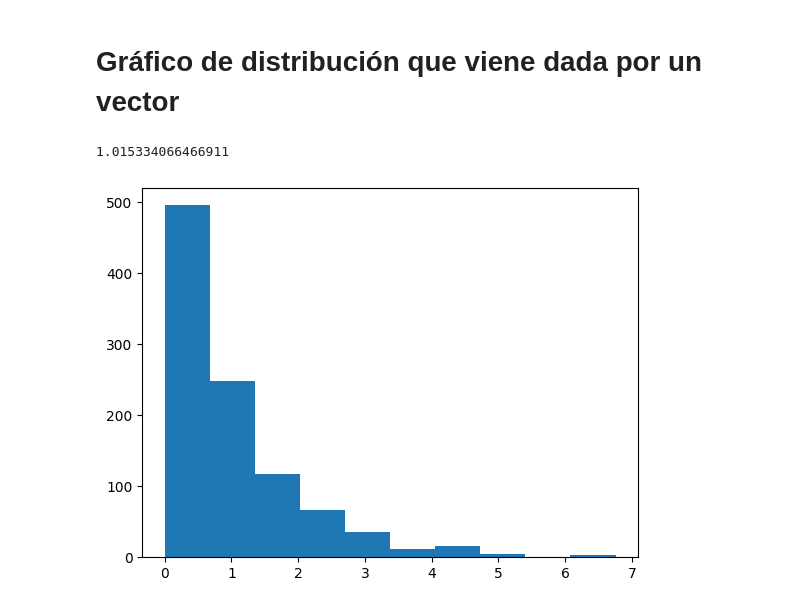
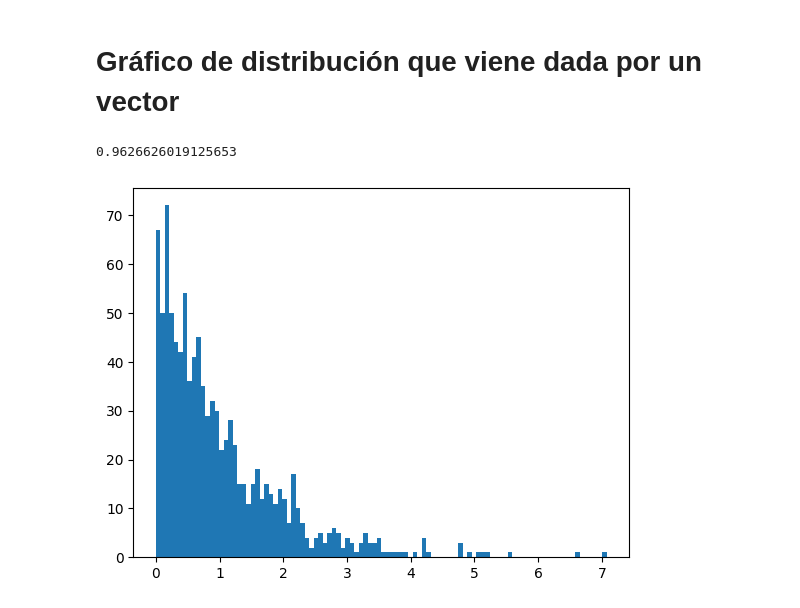
Before and after one commit to LuciaVazquez08/Estadistica-Inferencia, a Jupyter notebook: clase2.ipynb, the cells around one changed output. Drawn from its saved outputs; the diff is of its cells as text; code cells hidden in the pictures.

```diff
--- a/clase2.ipynb
+++ b/clase2.ipynb
@@ -177,12 +175,15 @@ v = expon.rvs(size=1_000)
+# %%
+# una variable aleatoria normal no estandar
+v = expon.rvs(size=1000)
 # %%
 np.mean(v) # media de v
 np.median(v) # mediana
-np.percentile(v,10) # percentil
-np.std(v)
+np.percentile(v,.5) # percentil
+np.std(v) #desviacion estandar
 # %% [output]
-1.015334066466911
+0.9626626019125653
 # %%
-plt.hist(v,bins = 10)
+plt.hist(v,bins = 100)
 plt.show()
 # %% [output]
-[figure, old version]
+[figure, new version]
```
Also changed, not shown: parts of 7 cells of this notebook.
